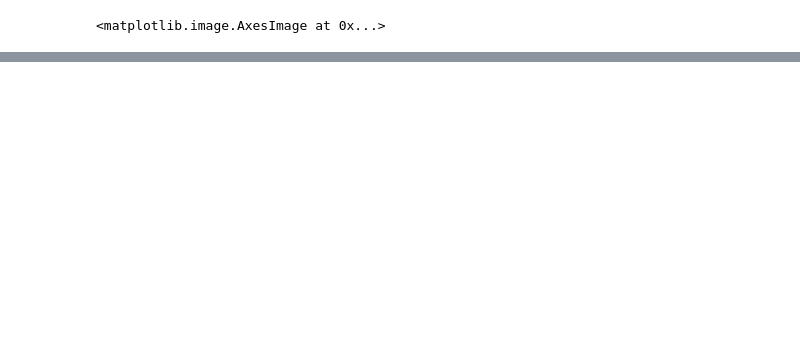
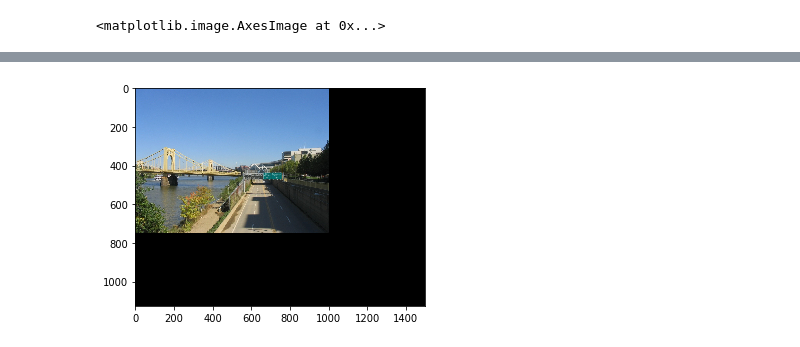
Before and after one commit to Augustine-C/final_project_image_morphing, a Jupyter notebook: triangulation2.ipynb, the cells around one changed output, grey strips where cells are left out. Drawn from its saved outputs; the diff is of its cells as text; code cells hidden in the pictures; blank space fills up the shorter version.

```diff
--- a/triangulation2.ipynb
+++ b/triangulation2.ipynb
@@ -317,8 +293,0 @@ plt.show()
-# %%
-hh,ww, cc = targetImg.shape
-TT = np.float32([[0,1,100],[1,0,50]])
-targetImg32 = np.float32(targetImg)
-newtargetImg = uint8(cv2.warpAffine(targetImg32,TT, (hh,ww)))
-print(np.max(newtargetImg))
-plt.imshow(np.uint8(newtargetImg[:,:,[2,1,0]]))
-plt.show()
@@ -350,0 +350,8 @@ plt.show()
+# %%
+dst2 = np.uint8(np.zeros((3*hh//2,3*ww//2,3)))
+dst2[:targetImg.shape[0],:targetImg.shape[1],:] = targetImg
+%matplotlib inline
+plt.imshow(np.uint8(dst2[:,:,[2,1,0]]))
+plt.show()
+# %% [output]
+[figure, added]
```
Also changed, not shown: parts of 29 cells of this notebook.
